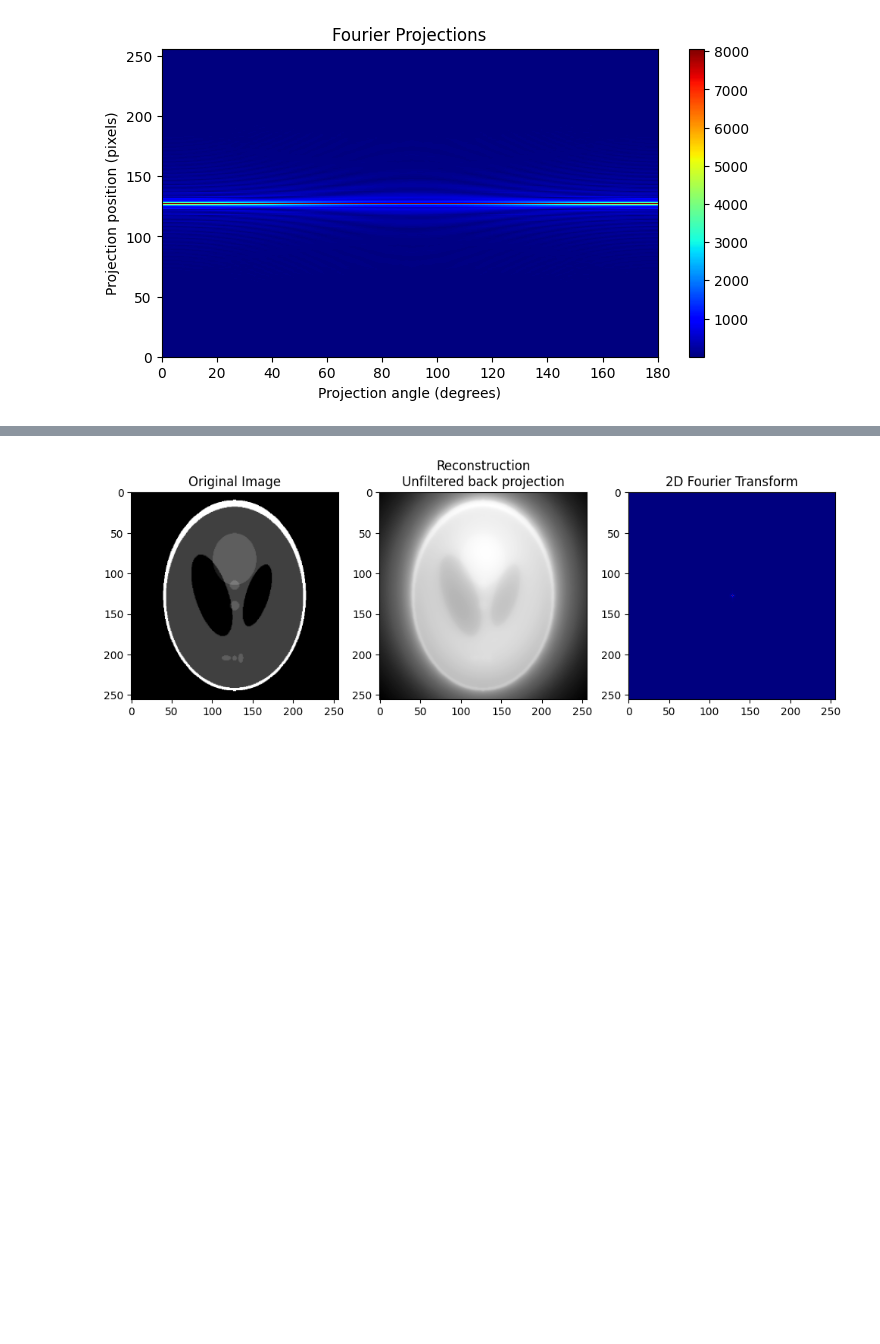
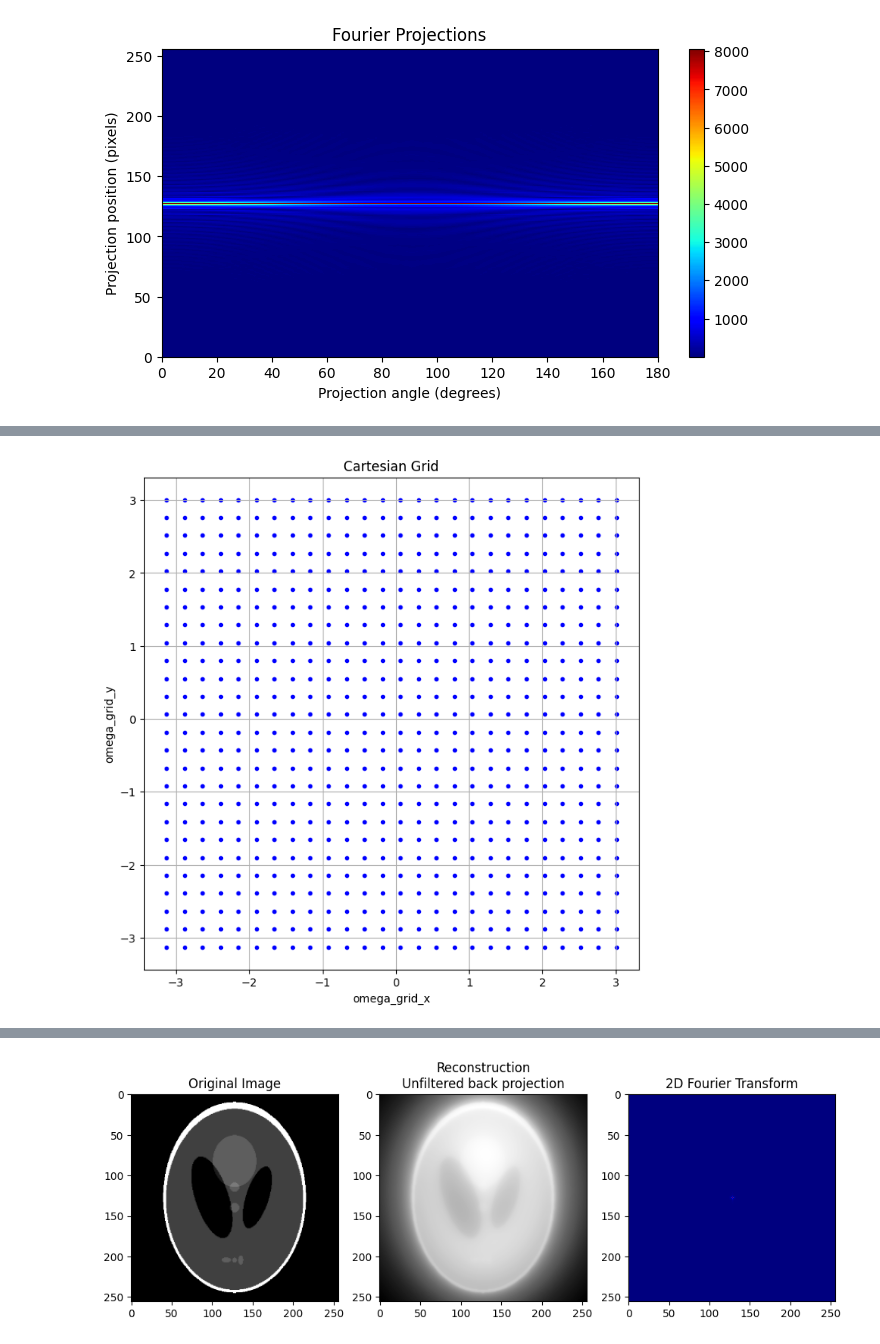
Before and after one commit to GivralNguyen/Python-Medical-Analytical-Tomographic-Image-Reconstruction, a Jupyter notebook: demo.ipynb, the cells around one changed output, grey strips where cells are left out. Saved outputs shown, nothing was run; the diff lists cells and outputs as text; code cells hidden in the pictures; blank space fills up the shorter version.

```diff
--- a/demo.ipynb
+++ b/demo.ipynb
@@ -115,0 +129,14 @@ coord_th_fft2[coord_th_fft2 < 0] += np.pi
+# %%
+import matplotlib.pyplot as plt
+
+
+# Plot the Cartesian grid
+plt.figure(figsize=(8, 8))
+plt.scatter(omega_grid_x[::display_interval, ::display_interval], omega_grid_y[::display_interval, ::display_interval], marker='.', color='b')
+plt.title('Cartesian Grid')
+plt.xlabel('omega_grid_x')
+plt.ylabel('omega_grid_y')
+plt.grid(True)
+plt.show()
+# %% [output]
+[figure, added]
```
Also changed, not shown: parts of 11 cells of this notebook.
